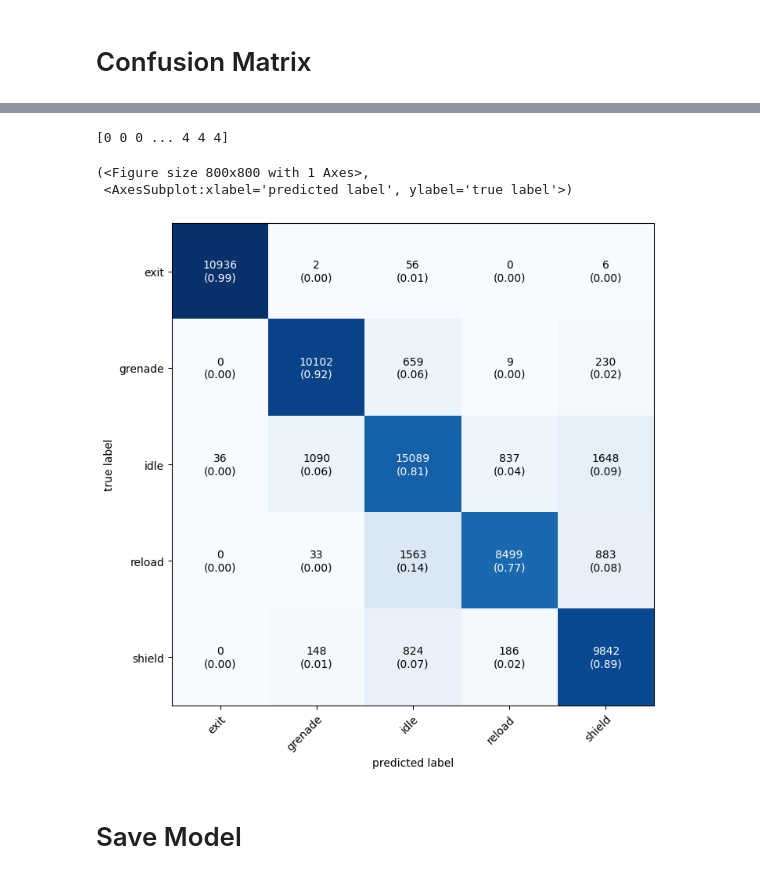
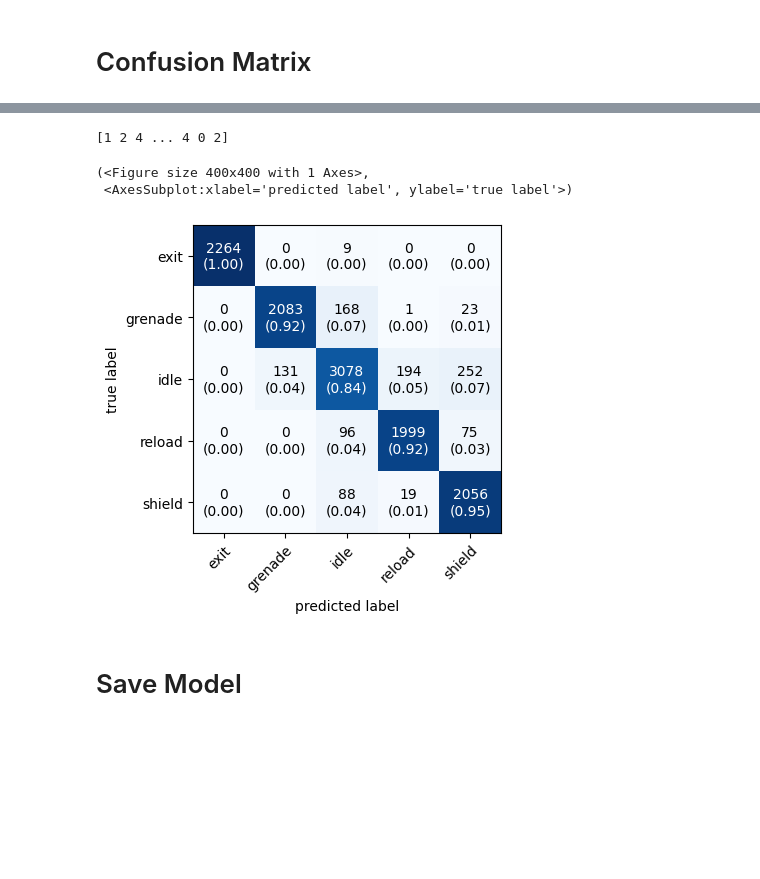
Before and after one commit to uosjapuelks/capstoneml, a Jupyter notebook: notebook/conv_trainer.ipynb, the cells around one changed output, grey strips where cells are left out. Saved outputs shown, nothing was run; the diff lists cells and outputs as text; code cells hidden in the pictures; blank space fills up the shorter version.

```diff
--- a/notebook/conv_trainer.ipynb
+++ b/notebook/conv_trainer.ipynb
@@ -256,5 +256,5 @@ Trainable params: 11,593
 Non-trainable params: 0
 _________________________________________________________________
 # %%
-history = model.fit(ds, epochs=3000, validation_data=val_ds, verbose=1)
+history = model.fit(ds, epochs=2000, validation_data=val_ds, verbose=1)
 # %% [output]
@@ -286,7 +288,9 @@ plot_history(history, 3000)
 from mlxtend.plotting import plot_confusion_matrix
 from sklearn.metrics import confusion_matrix
 # %%
-y_pred = model.predict(x)
+pred_x = X_test
+
+y_pred = model.predict(pred_x)
 classes_y = np.argmax(y_pred,axis=1)
 chances = np.array([y_pred[i][np.argmax(y_pred[i])] for i in range(y_pred.shape[0])])
 """
@@ -302,17 +306,17 @@ for i in range(chances.shape[0]):
 # %%
 print(classes_y)
 # %% [output]
-[0 0 0 ... 4 4 4]
+[1 2 4 ... 4 0 2]
 # %%
-real_y = y
+real_y = Y_test
 # real_y = Y_test
 
 mat = confusion_matrix(real_y, classes_y)
-plot_confusion_matrix(conf_mat=mat, class_names=label.classes_, show_normed=True,figsize=(8,8))
+plot_confusion_matrix(conf_mat=mat, class_names=label.classes_, show_normed=True,figsize=(4,4))
 # %% [output]
-(<Figure size 800x800 with 1 Axes>,
+(<Figure size 400x400 with 1 Axes>,
  <AxesSubplot:xlabel='predicted label', ylabel='true label'>)
-[figure, old version]
+[figure, new version]
 # %% [markdown]
 # Save Model
 # %%
```
Also changed, not shown: parts of 17 cells of this notebook, 3 other files.
